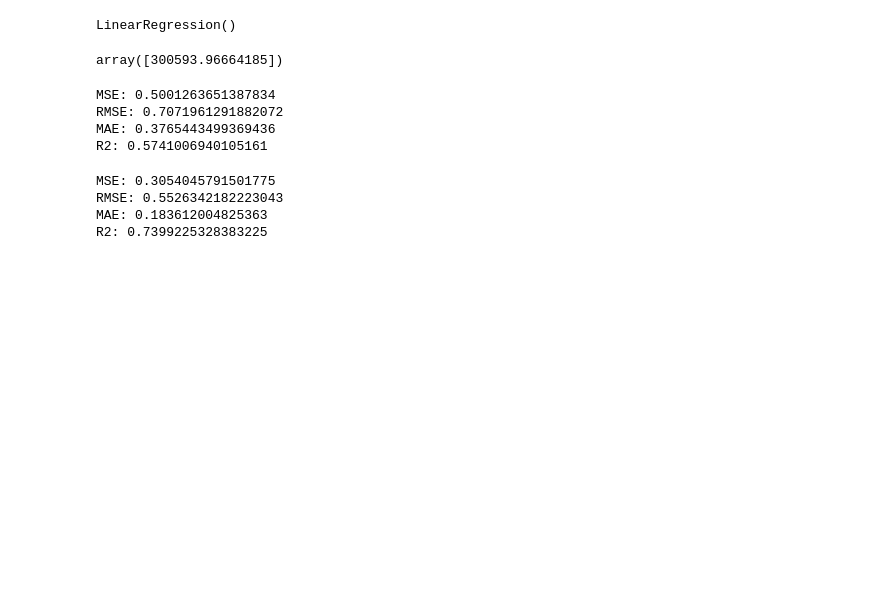
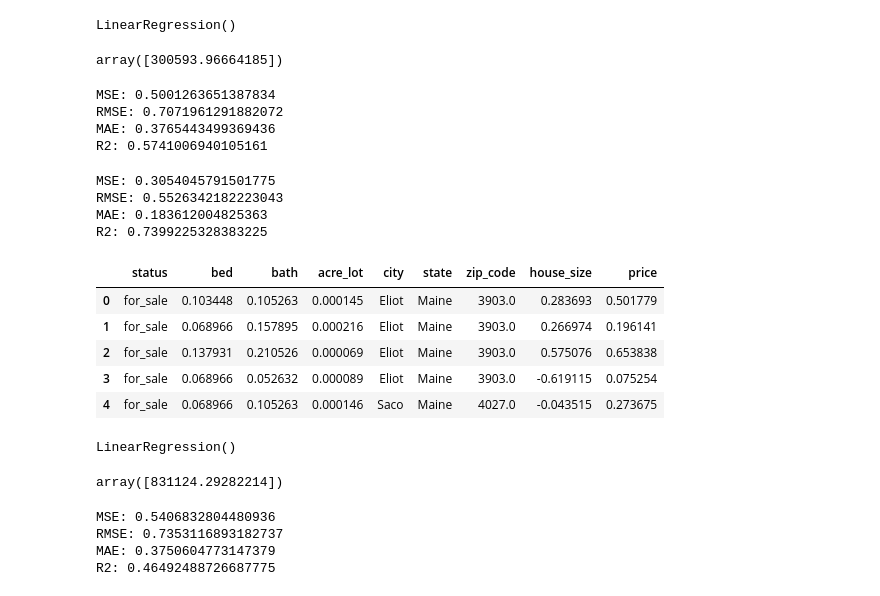
Before and after one commit to sakshamshahu/Housing-Price, a Jupyter notebook: notebook/modelling.ipynb, the cells around one changed output. Drawn from its saved outputs; the diff is of its cells as text; code cells hidden in the pictures; blank space fills up the shorter version.

Commit message:
feat: modelling maine
Signed-off-by: sakshamshahu <sakshamshahu.work@gmail.com>

```diff
--- a/notebook/modelling.ipynb
+++ b/notebook/modelling.ipynb
@@ -196,3 +196,23 @@ MSE: 0.3054045791501775
 RMSE: 0.5526342182223043
 MAE: 0.183612004825363
 R2: 0.7399225328383225
+# %%
+data_maine = pd.read_csv('/Users/saksham/Projects/Housing-Price/data/interim/Maine.csv')
+# %%
+data_maine['house_size'] = StandardScaler().fit_transform(data_maine['house_size'].values.reshape(len(data_maine), 1))
+
+price_scaler_mai = StandardScaler().fit(data_maine['price'].values.reshape(-1, 1))  # Assign to a variable
+data_maine['price'] = price_scaler_mai.transform(data_maine['price'].values.reshape(-1, 1))
+
+data_maine['bath'] = MinMaxScaler().fit_transform(data_maine['bath'].values.reshape(len(data_maine), 1))
+data_maine['bed'] = MinMaxScaler().fit_transform(data_maine['bed'].values.reshape(len(data_maine), 1))
+data_maine['acre_lot'] = MinMaxScaler().fit_transform(data_maine['acre_lot'].values.reshape(len(data_maine), 1))
+# %%
+data_maine.head()
+# %% [output]
+|  | status | bed | bath | acre_lot | city | state | zip_code | house_size | price |
+| 0 | for_sale | 0.103448 | 0.105263 | 0.000145 | Eliot | Maine | 3903.0 | 0.283693 | 0.501779 |
+| 1 | for_sale | 0.068966 | 0.157895 | 0.000216 | Eliot | Maine | 3903.0 | 0.266974 | 0.196141 |
+| 2 | for_sale | 0.137931 | 0.210526 | 0.000069 | Eliot | Maine | 3903.0 | 0.575076 | 0.653838 |
+| 3 | for_sale | 0.068966 | 0.052632 | 0.000089 | Eliot | Maine | 3903.0 | -0.619115 | 0.075254 |
+| 4 | for_sale | 0.068966 | 0.105263 | 0.000146 | Saco | Maine | 4027.0 | -0.043515 | 0.273675 |
@@ -198,0 +223,14 @@ R2: 0.7399225328383225
+# %%
+X_train, X_test, y_train, y_test = train_test_split(X, y, test_size=0.25, random_state=42)
+model = LinearRegression()
+model.fit(X_train, y_train)
+# %% [output]
+LinearRegression()
+# %%
+y_pred = model.predict(X_test)
+y_pred_reshaped = y_pred.reshape(-1, 1)
+original_price_predictions = price_scaler_mai.inverse_transform(y_pred_reshaped)
+absolute_predictions = np.abs(original_price_predictions)
+absolute_predictions[89]
+# %% [output]
+array([831124.29282214])
@@ -198,0 +242,10 @@ R2: 0.7399225328383225
+# %%
+print(f'MSE: {mse}')
+print(f'RMSE: {rmse}')
+print(f'MAE: {mae}')
+print(f'R2: {r2}')
+# %% [output]
+MSE: 0.5406832804480936
+RMSE: 0.7353116893182737
+MAE: 0.3750604773147379
+R2: 0.46492488726687775
```
Also changed, not shown: parts of 5 cells of this notebook.
